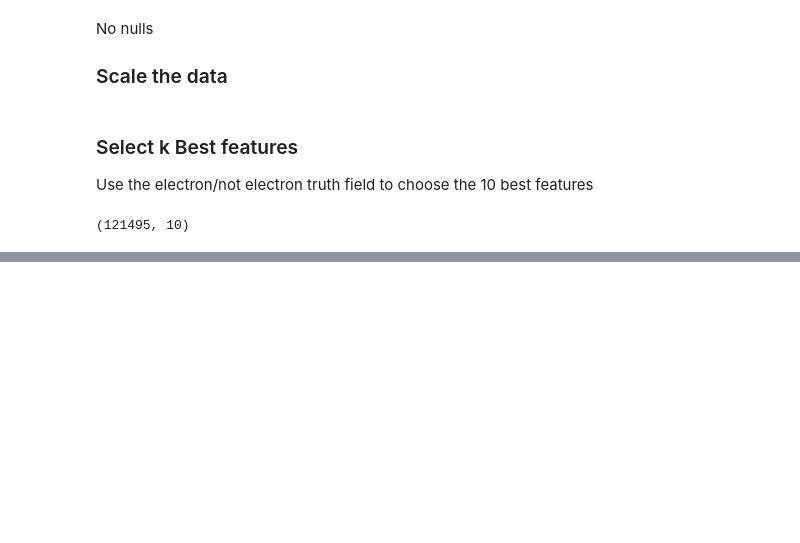
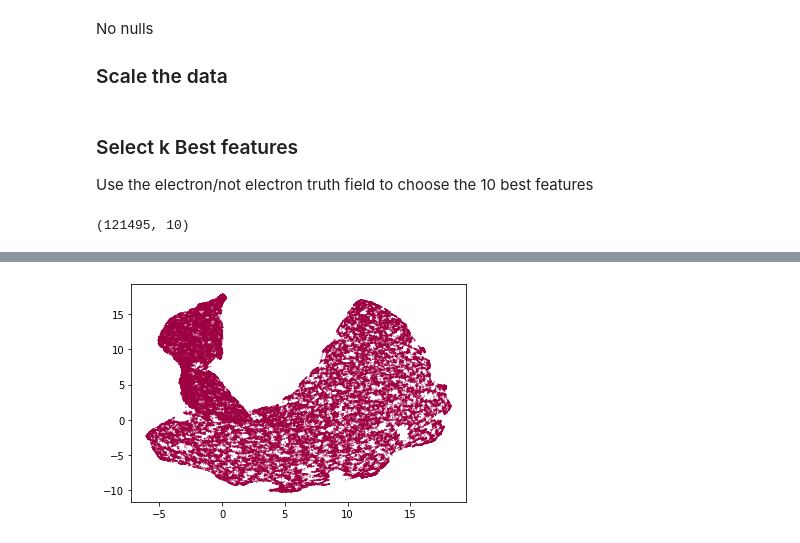
Before and after one commit to nohg/AML-small-project, a Jupyter notebook: Clustering.ipynb, the cells around one changed output, grey strips where cells are left out. Saved outputs shown, nothing was run; the diff lists cells and outputs as text; code cells hidden in the pictures; blank space fills up the shorter version.

```diff
--- a/Clustering.ipynb
+++ b/Clustering.ipynb
@@ -98,0 +178,12 @@ X_10.shape
+# %%
+clusterable_embedding = umap.UMAP(
+    n_neighbors=30,
+    min_dist=0.0,
+    n_components=2,
+    random_state=42,
+).fit_transform(X_train.data)
+# %%
+plt.scatter(clusterable_embedding[:, 0], clusterable_embedding[:, 1],
+            c=y_train, s=0.1, cmap='Spectral');
+# %% [output]
+[figure, added]
```
Also changed, not shown: parts of 13 cells of this notebook.
